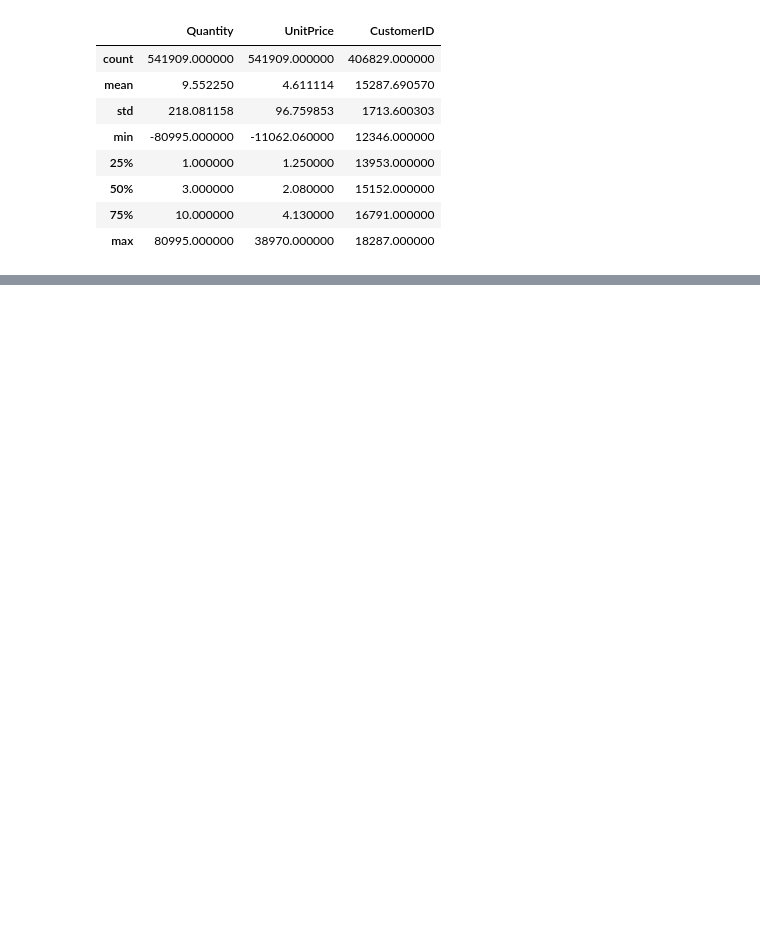
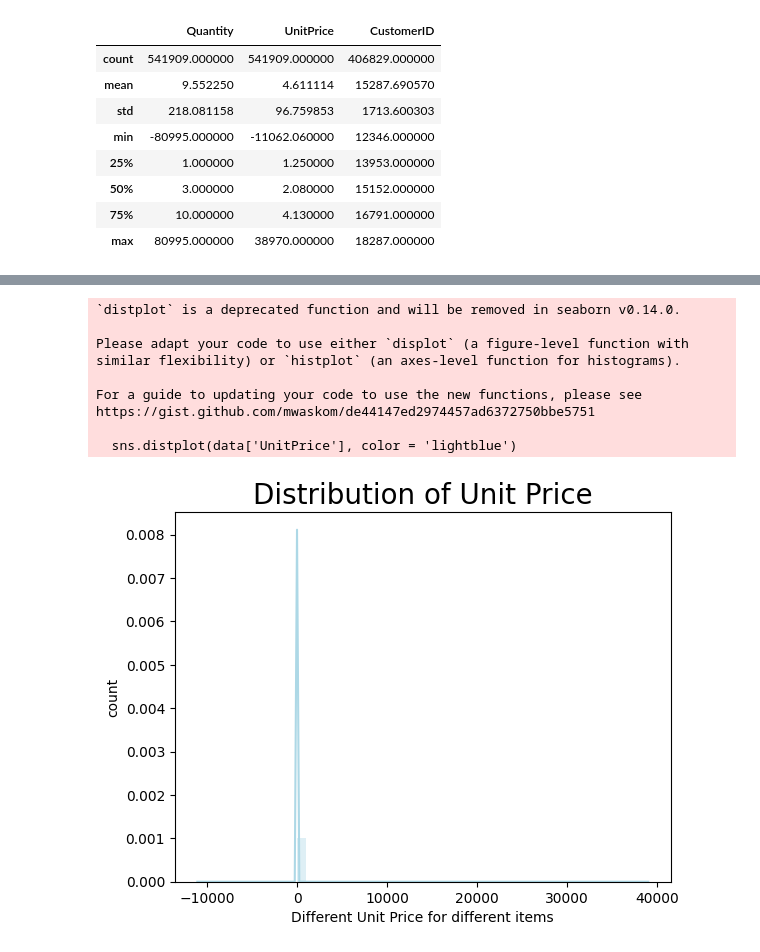
Before and after one commit to isauravmanitripathi/Online-Retail-Transaction, a Jupyter notebook: Online-Retail.ipynb, the cells around one changed output, grey strips where cells are left out. Saved outputs shown, nothing was run; the diff lists cells and outputs as text; code cells hidden in the pictures; blank space fills up the shorter version.

```diff
--- a/Online-Retail.ipynb
+++ b/Online-Retail.ipynb
@@ -105,0 +150,17 @@ data.describe()
+# %%
+sns.distplot(data['UnitPrice'], color = 'lightblue')
+plt.title('Distribution of Unit Price', fontsize = 20)
+plt.xlabel('Different Unit Price for different items')
+plt.ylabel('count')
+plt.show()
+# %% [output]
+`distplot` is a deprecated function and will be removed in seaborn v0.14.0.
+
+Please adapt your code to use either `displot` (a figure-level function with
+similar flexibility) or `histplot` (an axes-level function for histograms).
+
+For a guide to updating your code to use the new functions, please see
+https://gist.github.com/mwaskom/de44147ed2974457ad6372750bbe5751
+
+  sns.distplot(data['UnitPrice'], color = 'lightblue')
+[figure, added]
```
Also changed, not shown: parts of 5 cells of this notebook.
